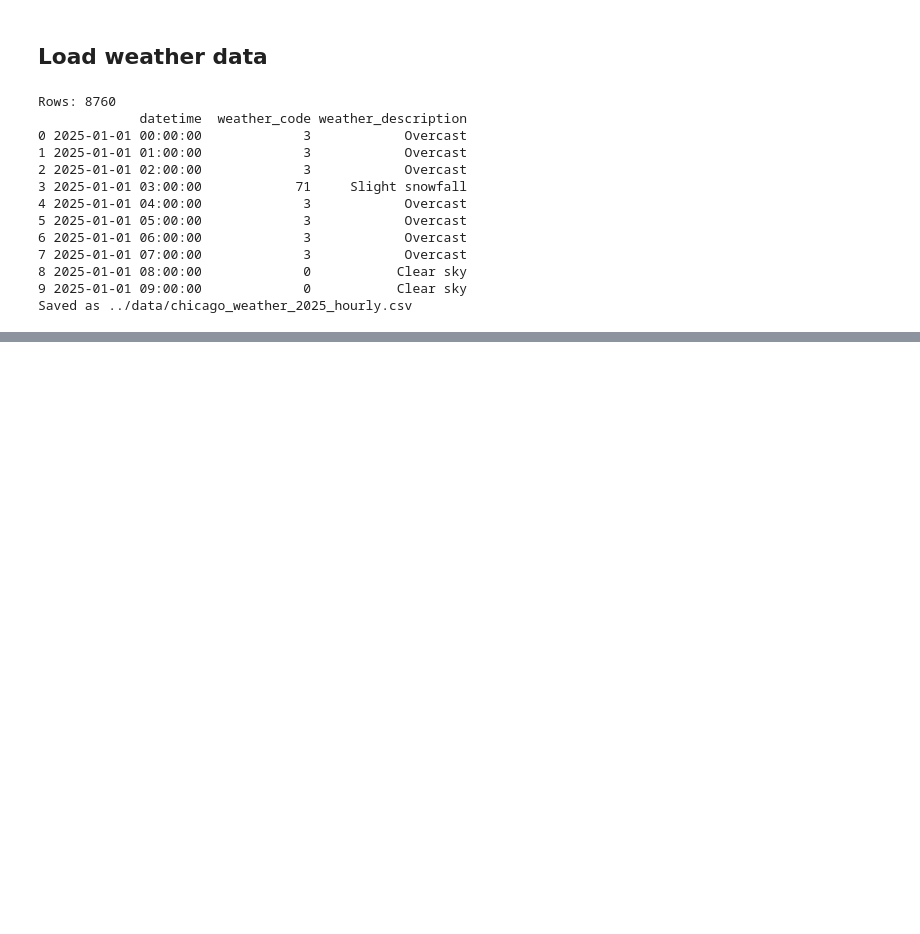
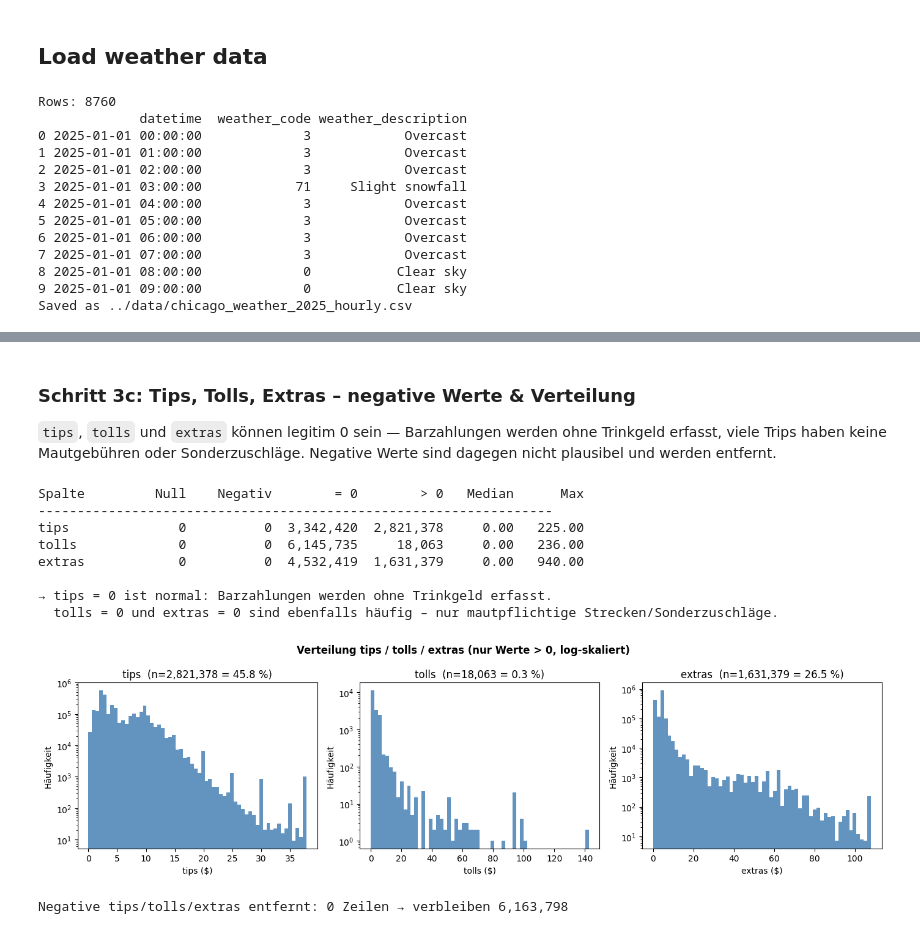
Before and after one commit to nbringew/AAA_Team_1, a Jupyter notebook: notebooks/00_data_loading.ipynb, the cells around one changed output, grey strips where cells are left out. Saved outputs shown, nothing was run; the diff lists cells and outputs as text; code cells hidden in the pictures; blank space fills up the shorter version.

```diff
--- a/notebooks/00_data_loading.ipynb
+++ b/notebooks/00_data_loading.ipynb
@@ -311,0 +588,19 @@ Gespeichert: ../data/chicago_taxi_2025_clean.parquet
+# %%
+n_null_id    = df['trip_id'].isna().sum()
+n_dupes      = df.duplicated(subset='trip_id').sum()
+n_null_taxi  = df['taxi_id'].isna().sum()
+n_unique_taxi = df['taxi_id'].nunique()
+
+print(f"trip_id – fehlend:    {n_null_id:,}  ({n_null_id/len(df)*100:.2f} %)")
+print(f"trip_id – Duplikate:  {n_dupes:,}  ({n_dupes/len(df)*100:.2f} %)")
+
+if n_dupes > 0:
+    before = len(df)
+    df = df.drop_duplicates(subset='trip_id', keep='first').copy()
+    print(f"  → {before - len(df):,} Duplikate entfernt, erster Eintrag behalten.")
+else:
+    print("  → Keine Duplikate gefunden.")
+
+print(f"\ntaxi_id – fehlend:    {n_null_taxi:,}  ({n_null_taxi/len(df)*100:.2f} %)")
+print(f"taxi_id – eindeutig:  {n_unique_taxi:,}  (aktive Taxis im Dataset)")
+print(f"\nVerbleiben: {len(df):,} Zeilen")
@@ -311,0 +616,53 @@ Gespeichert: ../data/chicago_taxi_2025_clean.parquet
+# %% [markdown]
+### Schritt 3c: Tips, Tolls, Extras – negative Werte & Verteilung
+
+`tips`, `tolls` und `extras` können legitim 0 sein — Barzahlungen werden ohne Trinkgeld erfasst, viele Trips haben keine Mautgebühren oder Sonderzuschläge. Negative Werte sind dagegen nicht plausibel und werden entfernt.
+# %%
+tte_cols = ['tips', 'tolls', 'extras']
+
+print(f"{'Spalte':<10} {'Null':>8} {'Negativ':>10} {'= 0':>10} {'> 0':>10} {'Median':>8} {'Max':>8}")
+print("-" * 66)
+for col in tte_cols:
+    n_null = df[col].isna().sum()
+    n_neg  = (df[col] < 0).sum()
+    n_zero = (df[col] == 0).sum()
+    n_pos  = (df[col] > 0).sum()
+    med    = df[col].median()
+    mx     = df[col].max()
+    print(f"{col:<10} {n_null:>8,} {n_neg:>10,} {n_zero:>10,} {n_pos:>10,} {med:>8.2f} {mx:>8.2f}")
+
+print(f"\n→ tips = 0 ist normal: Barzahlungen werden ohne Trinkgeld erfasst.")
+print(f"  tolls = 0 und extras = 0 sind ebenfalls häufig – nur mautpflichtige Strecken/Sonderzuschläge.")
+
+# Verteilung der positiven Werte
+fig, axes = plt.subplots(1, 3, figsize=(14, 4))
+fig.suptitle("Verteilung tips / tolls / extras (nur Werte > 0, log-skaliert)", fontsize=12, fontweight='bold')
+for ax, col in zip(axes, tte_cols):
+    pos_data = df[col][df[col] > 0].dropna()
+    if len(pos_data) == 0:
+        ax.set_visible(False)
+        continue
+    p999 = pos_data.quantile(0.999)
+    ax.hist(pos_data.clip(upper=p999 * 1.5), bins=60, color='steelblue', edgecolor='none', alpha=0.85)
+    ax.set_title(f"{col}  (n={len(pos_data):,} = {len(pos_data)/len(df)*100:.1f} %)")
+    ax.set_xlabel(f'{col} ($)')
+    ax.set_ylabel('Häufigkeit')
+    ax.set_yscale('log')
+plt.tight_layout()
+plt.show()
+
+# Negative Werte entfernen
+before = len(df)
+df = df[(df['tips'] >= 0) & (df['tolls'] >= 0) & (df['extras'] >= 0)].copy()
+print(f"\nNegative tips/tolls/extras entfernt: {before - len(df):,} Zeilen → verbleiben {len(df):,}")
+# %% [output]
+Spalte         Null    Negativ        = 0        > 0   Median      Max
+------------------------------------------------------------------
+tips              0          0  3,342,420  2,821,378     0.00   225.00
+tolls             0          0  6,145,735     18,063     0.00   236.00
+extras            0          0  4,532,419  1,631,379     0.00   940.00
+
+→ tips = 0 ist normal: Barzahlungen werden ohne Trinkgeld erfasst.
+  tolls = 0 und extras = 0 sind ebenfalls häufig – nur mautpflichtige Strecken/Sonderzuschläge.
+[figure, added]
+Negative tips/tolls/extras entfernt: 0 Zeilen → verbleiben 6,163,798
```
Also changed, not shown: parts of 21 cells of this notebook, 2 other files.
